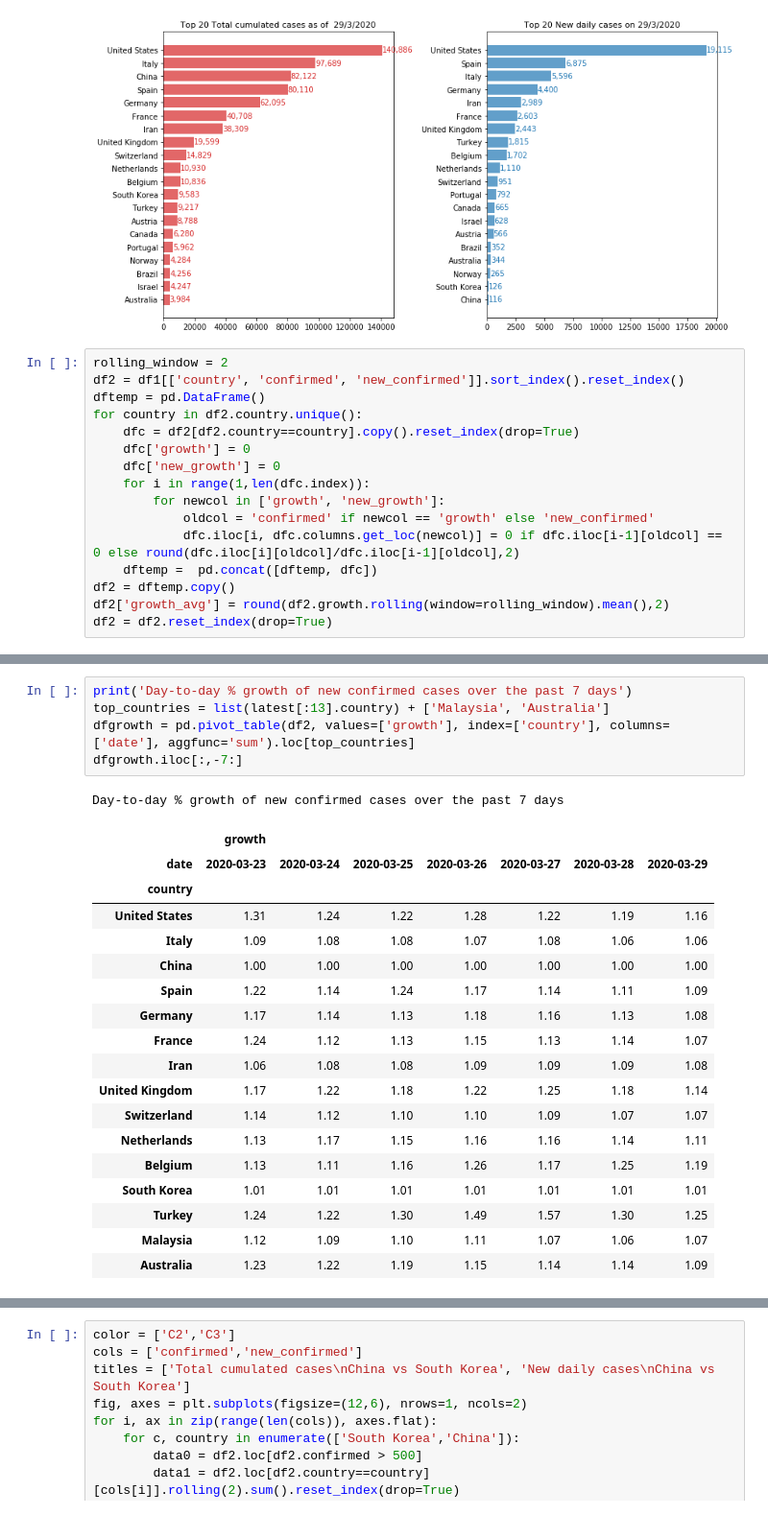
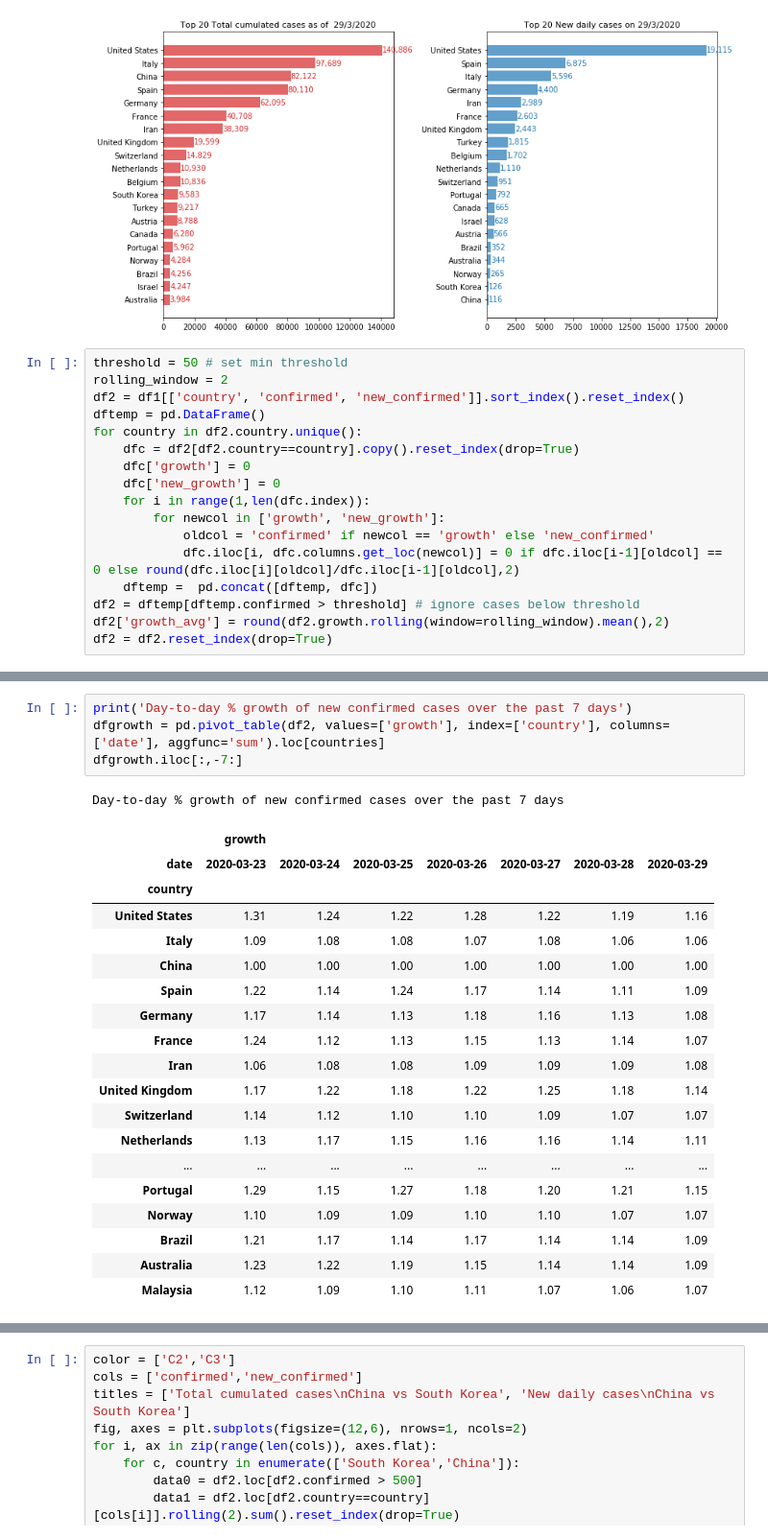
Before and after one commit to khairulomar/Covid-19, a Jupyter notebook: Covid19.ipynb, the cells around one changed output, grey strips where cells are left out. Shown at 96% size. Drawn from its saved outputs; the diff is of its cells as text.

```diff
--- a/Covid19.ipynb
+++ b/Covid19.ipynb
@@ -287,6 +287,7 @@ plt.show()
 # %% [output]
 [figure]
 # %%
+threshold = 50 # set min threshold
 rolling_window = 2
 df2 = df1[['country', 'confirmed', 'new_confirmed']].sort_index().reset_index()
 dftemp = pd.DataFrame()
@@ -299,7 +300,7 @@ for country in df2.country.unique():
             oldcol = 'confirmed' if newcol == 'growth' else 'new_confirmed'
             dfc.iloc[i, dfc.columns.get_loc(newcol)] = 0 if dfc.iloc[i-1][oldcol] == 0 else round(dfc.iloc[i][oldcol]/dfc.iloc[i-1][oldcol],2)
     dftemp =  pd.concat([dftemp, dfc])
-df2 = dftemp.copy()
+df2 = dftemp[dftemp.confirmed > threshold] # ignore cases below threshold
 df2['growth_avg'] = round(df2.growth.rolling(window=rolling_window).mean(),2)
 df2 = df2.reset_index(drop=True)
 # %%
@@ -365,28 +363,28 @@ Day-to-day % growth of new confirmed cases for 4 weeks prior to 29/3/2020
 # %%
 print('Day-to-day % growth of new confirmed cases over the past 7 days')
-top_countries = list(latest[:13].country) + ['Malaysia', 'Australia']
-dfgrowth = pd.pivot_table(df2, values=['growth'], index=['country'], columns=['date'], aggfunc='sum').loc[top_countries]
+dfgrowth = pd.pivot_table(df2, values=['growth'], index=['country'], columns=['date'], aggfunc='sum').loc[countries]
 dfgrowth.iloc[:,-7:]
 # %% [output]
 Day-to-day % growth of new confirmed cases over the past 7 days
 |  | growth |  |  |  |  |  |  |
 | date | 2020-03-23 | 2020-03-24 | 2020-03-25 | 2020-03-26 | 2020-03-27 | 2020-03-28 | 2020-03-29 |
 | country |  |  |  |  |  |  |  |
 | United States | 1.31 | 1.24 | 1.22 | 1.28 | 1.22 | 1.19 | 1.16 |
 | Italy | 1.09 | 1.08 | 1.08 | 1.07 | 1.08 | 1.06 | 1.06 |
 | China | 1.00 | 1.00 | 1.00 | 1.00 | 1.00 | 1.00 | 1.00 |
 | Spain | 1.22 | 1.14 | 1.24 | 1.17 | 1.14 | 1.11 | 1.09 |
 | Germany | 1.17 | 1.14 | 1.13 | 1.18 | 1.16 | 1.13 | 1.08 |
 | France | 1.24 | 1.12 | 1.13 | 1.15 | 1.13 | 1.14 | 1.07 |
 | Iran | 1.06 | 1.08 | 1.08 | 1.09 | 1.09 | 1.09 | 1.08 |
 | United Kingdom | 1.17 | 1.22 | 1.18 | 1.22 | 1.25 | 1.18 | 1.14 |
 | Switzerland | 1.14 | 1.12 | 1.10 | 1.10 | 1.09 | 1.07 | 1.07 |
 | Netherlands | 1.13 | 1.17 | 1.15 | 1.16 | 1.16 | 1.14 | 1.11 |
-| Belgium | 1.13 | 1.11 | 1.16 | 1.26 | 1.17 | 1.25 | 1.19 |
-| South Korea | 1.01 | 1.01 | 1.01 | 1.01 | 1.01 | 1.01 | 1.01 |
-| Turkey | 1.24 | 1.22 | 1.30 | 1.49 | 1.57 | 1.30 | 1.25 |
+| ... | ... | ... | ... | ... | ... | ... | ... |
+| Portugal | 1.29 | 1.15 | 1.27 | 1.18 | 1.20 | 1.21 | 1.15 |
+| Norway | 1.10 | 1.09 | 1.09 | 1.10 | 1.10 | 1.07 | 1.07 |
+| Brazil | 1.21 | 1.17 | 1.14 | 1.17 | 1.14 | 1.14 | 1.09 |
+| Australia | 1.23 | 1.22 | 1.19 | 1.15 | 1.14 | 1.14 | 1.09 |
 | Malaysia | 1.12 | 1.09 | 1.10 | 1.11 | 1.07 | 1.06 | 1.07 |
-| Australia | 1.23 | 1.22 | 1.19 | 1.15 | 1.14 | 1.14 | 1.09 |
 # %%
 xmax = 45
 future_days = 5
```
Also changed, not shown: parts of 8 cells of this notebook, 4 other files.
